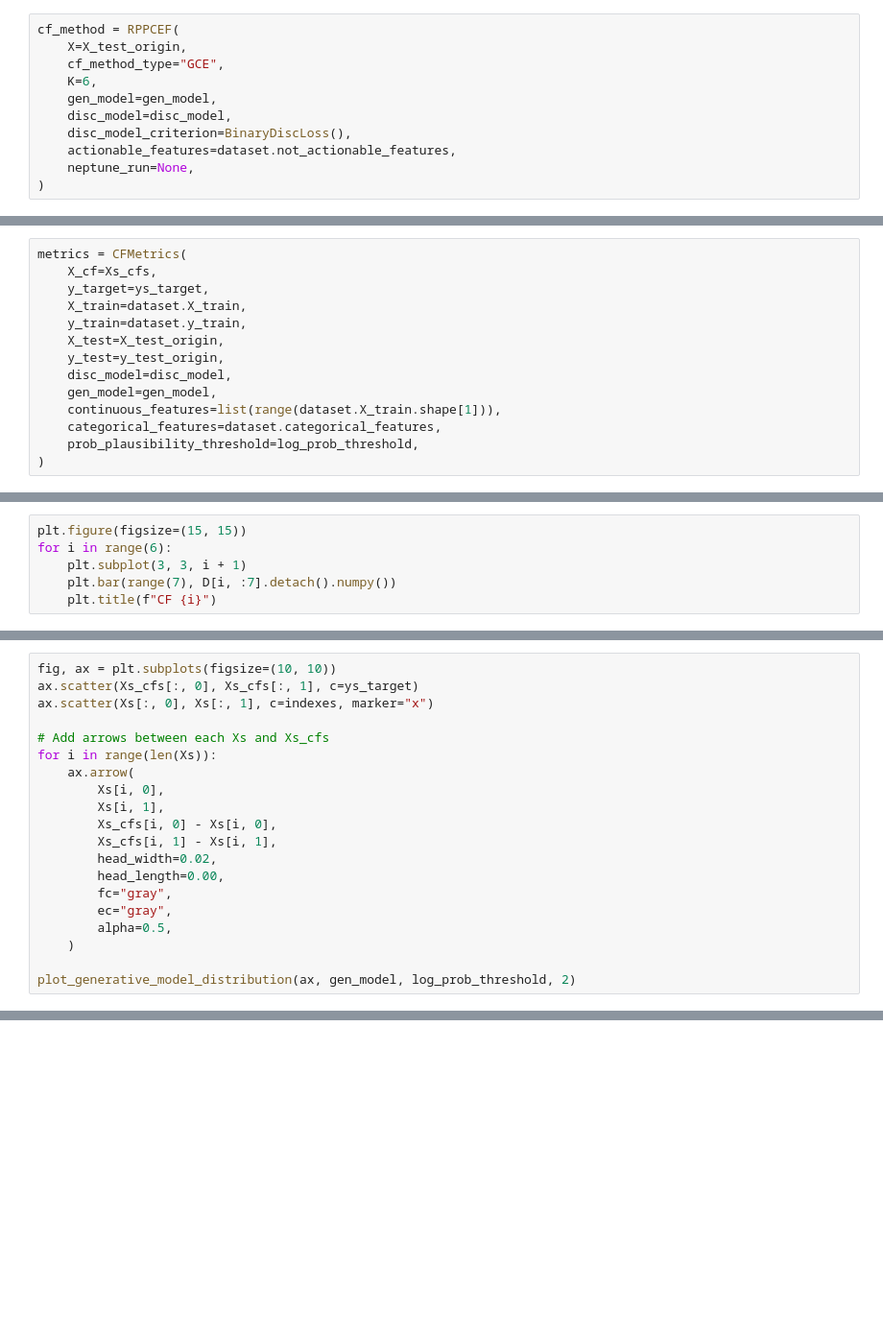
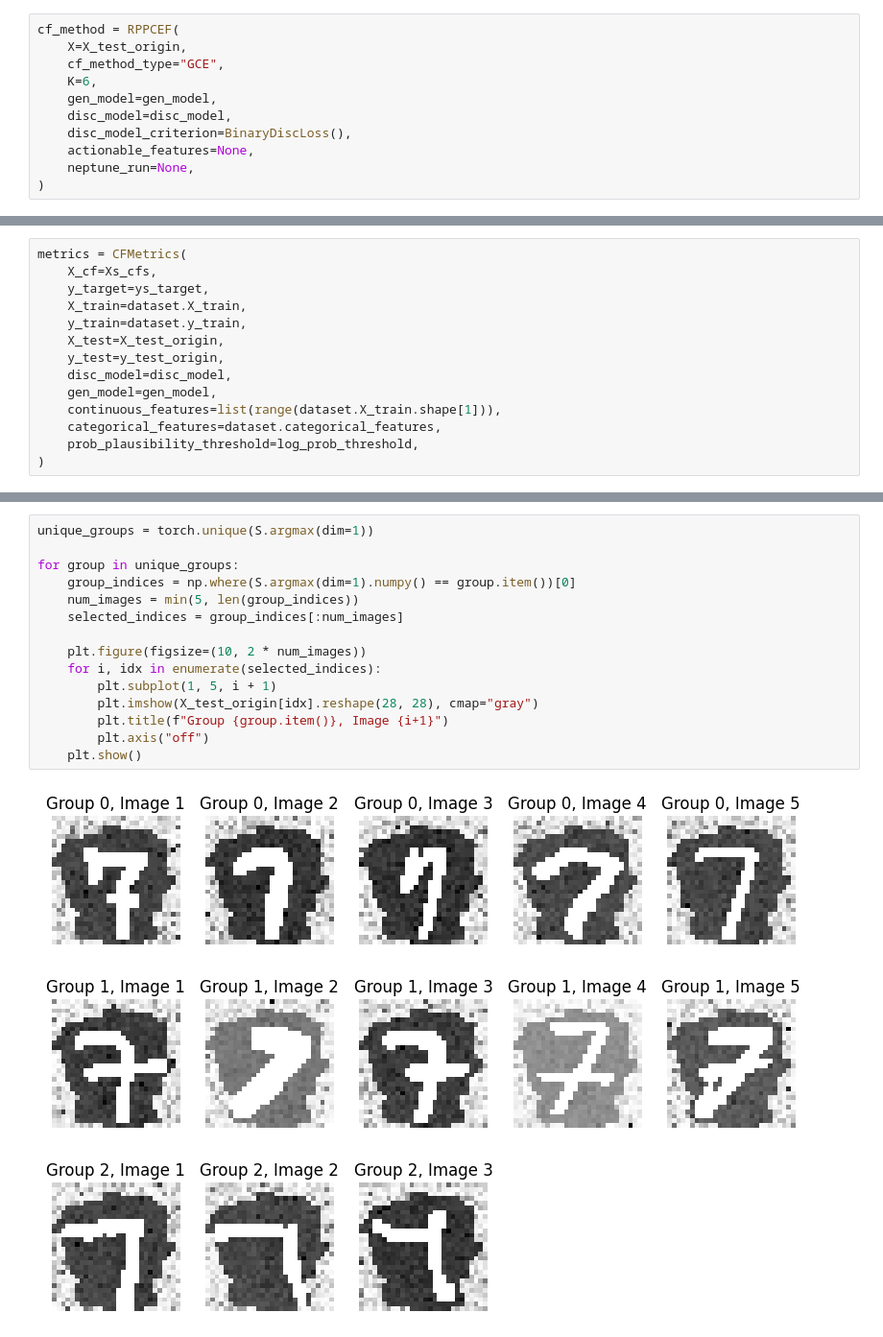
Before and after one commit to ofurman/counterfactuals, a Jupyter notebook: notebooks/regional_ppcef_mnist.ipynb, the cells around one changed output, grey strips where cells are left out. Shown at 96% size. Cells and saved outputs as stored; diff of their text form; blank space fills up the shorter version.

```diff
--- a/notebooks/regional_ppcef_mnist.ipynb
+++ b/notebooks/regional_ppcef_mnist.ipynb
@@ -105,7 +110,7 @@ cf_method = RPPCEF(
     gen_model=gen_model,
     disc_model=disc_model,
     disc_model_criterion=BinaryDiscLoss(),
-    actionable_features=dataset.not_actionable_features,
+    actionable_features=None,
     neptune_run=None,
 )
 # %%
@@ -225,6 +201,0 @@ Name: count, dtype: int64
-# %%
-plt.figure(figsize=(15, 15))
-for i in range(6):
-    plt.subplot(3, 3, i + 1)
-    plt.bar(range(7), D[i, :7].detach().numpy())
-    plt.title(f"CF {i}")
@@ -233,20 +201,0 @@ for i in range(6):
-# %%
-fig, ax = plt.subplots(figsize=(10, 10))
-ax.scatter(Xs_cfs[:, 0], Xs_cfs[:, 1], c=ys_target)
-ax.scatter(Xs[:, 0], Xs[:, 1], c=indexes, marker="x")
-
-# Add arrows between each Xs and Xs_cfs
-for i in range(len(Xs)):
-    ax.arrow(
-        Xs[i, 0],
-        Xs[i, 1],
-        Xs_cfs[i, 0] - Xs[i, 0],
-        Xs_cfs[i, 1] - Xs[i, 1],
-        head_width=0.02,
-        head_length=0.00,
-        fc="gray",
-        ec="gray",
-        alpha=0.5,
-    )
-
-plot_generative_model_distribution(ax, gen_model, log_prob_threshold, 2)
@@ -364,0 +210,19 @@ Number of vectors: 9
+# %%
+unique_groups = torch.unique(S.argmax(dim=1))
+
+for group in unique_groups:
+    group_indices = np.where(S.argmax(dim=1).numpy() == group.item())[0]
+    num_images = min(5, len(group_indices))
+    selected_indices = group_indices[:num_images]
+
+    plt.figure(figsize=(10, 2 * num_images))
+    for i, idx in enumerate(selected_indices):
+        plt.subplot(1, 5, i + 1)
+        plt.imshow(X_test_origin[idx].reshape(28, 28), cmap="gray")
+        plt.title(f"Group {group.item()}, Image {i+1}")
+        plt.axis("off")
+    plt.show()
+# %% [output]
+[figure, added]
+[figure, added]
+[figure, added]
```
Also changed, not shown: parts of 18 cells of this notebook, 8 other files.
